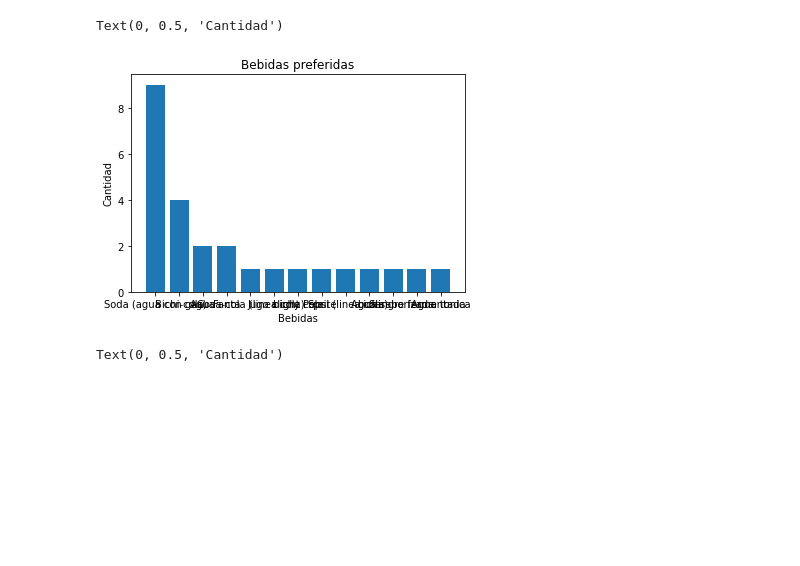
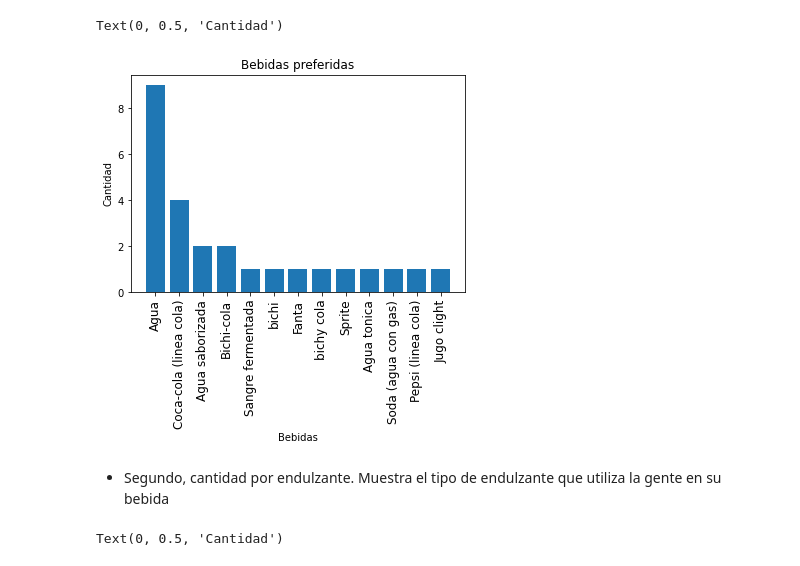
Before and after one commit to opantojah/-tallerDeTecnologiaDeSoporteInformatico-, a Jupyter notebook: TP5/notebooks/main.ipynb, the cells around one changed output. Drawn from its saved outputs; the diff is of its cells as text; code cells hidden in the pictures; blank space fills up the shorter version.

```diff
--- a/TP5/notebooks/main.ipynb
+++ b/TP5/notebooks/main.ipynb
@@ -1,24 +11,27 @@
 # %%
 import pandas as pd
 import matplotlib.pyplot as plt1
 import matplotlib.pyplot as plt2
 import matplotlib.pyplot as plt3
 import main as funciones
 
 
 data = pd.read_csv("../data/asd - Respuestas de formulario 1.csv")
 # grafico 1
 
-x = data['Cual de las siguientes bebidas es la que mas te gusta?'].unique()
-y = data['Cual de las siguientes bebidas es la que mas te gusta?'].value_counts()
+x = data['Cual de las siguientes bebidas es la que mas te gusta?'].value_counts().index.tolist()
+y = data['Cual de las siguientes bebidas es la que mas te gusta?'].value_counts().tolist()
 
 plt1.title('Bebidas preferidas')
 plt1.bar(x,y)
 plt1.xlabel('Bebidas')
+plt1.xticks(rotation=90,fontsize=12)
 plt1.ylabel('Cantidad')
 # %% [output]
 Text(0, 0.5, 'Cantidad')
-[figure, old version]
+[figure, new version]
+# %% [markdown]
+- Segundo, cantidad por endulzante. Muestra el tipo de endulzante que utiliza la gente en su bebida
 # %%
 # grafico 2
 
```
Also changed, not shown: parts of 7 cells of this notebook, 1 other file.
